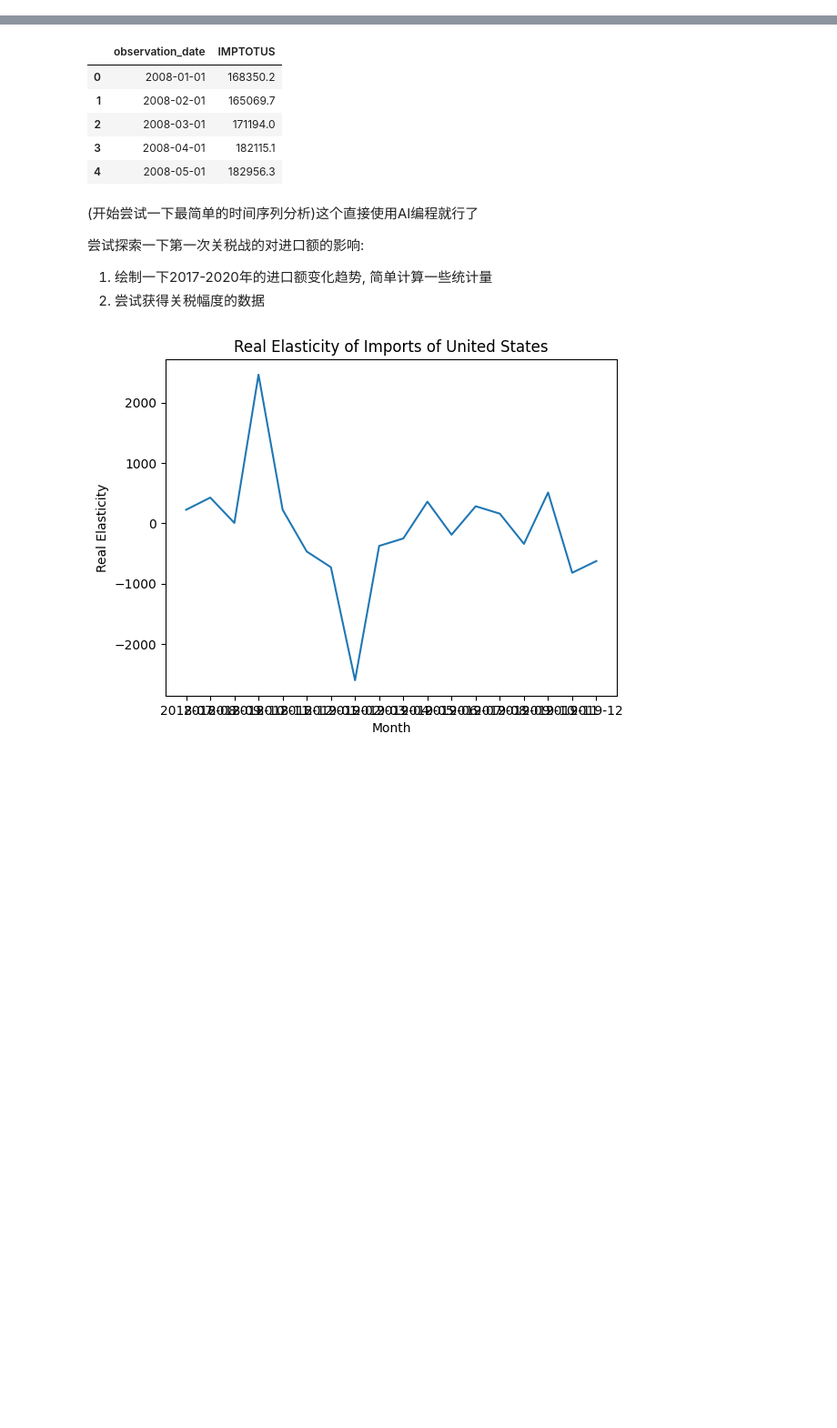
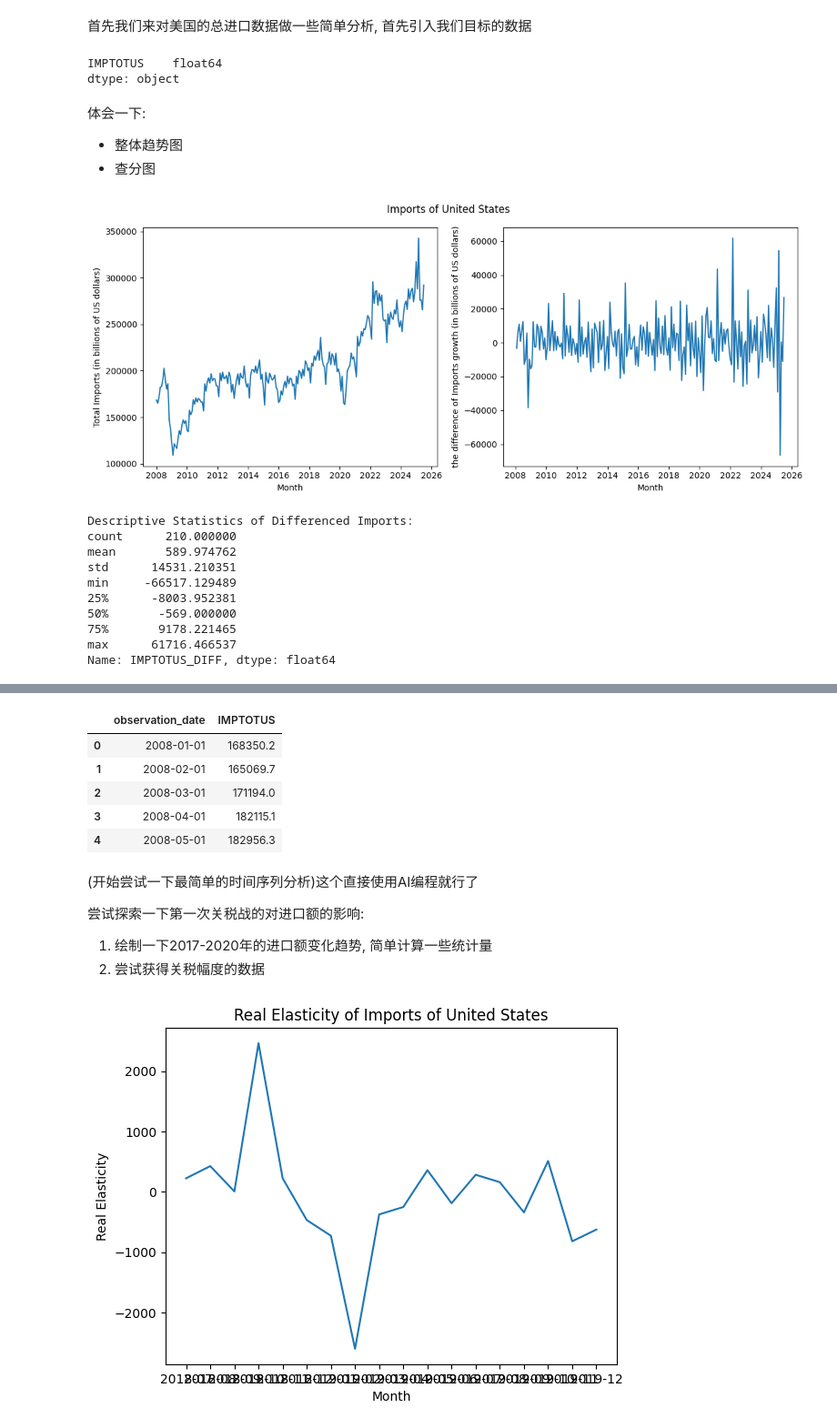
Before and after one commit to d-joshua-c/Math_Modeling_APMCM, a Jupyter notebook: code/notebook/Q4.ipynb, the cells around one changed output, grey strips where cells are left out. Shown: that part at 91% size. Saved outputs shown, nothing was run; the diff lists cells and outputs as text; code cells hidden in the pictures; blank space fills up the shorter version.

```diff
--- a/code/notebook/Q4.ipynb
+++ b/code/notebook/Q4.ipynb
@@ -71,0 +1,60 @@ https://www.usitc.gov/documents/dataweb/ave_table_1891_2021.pdf
+# %% [markdown]
+首先我们来对美国的总进口数据做一些简单分析, 首先引入我们目标的数据
+# %%
+import time
+from pathlib import Path
+
+import numpy as np
+import pandas as pd
+import matplotlib.pyplot as plt
+from statsmodels.tsa.statespace.sarimax import SARIMAX
+from statsmodels.tsa.stattools import adfuller
+import warnings
+from statsmodels.tools.sm_exceptions import ConvergenceWarning
+
+df_imports = pd.read_csv(r'..\..\data\processed\Q4_IMPTOTUS_ALL.csv')
+
+# Adjust the index to time format
+df_imports['observation_date'] = pd.to_datetime(df_imports['observation_date'])
+df_imports.set_index('observation_date', inplace=True)
+
+print(df_imports.dtypes)
+# %% [output]
+IMPTOTUS    float64
+dtype: object
+# %% [markdown]
+体会一下:
+- 整体趋势图
+- 查分图
+# %%
+fig, axes = plt.subplots(1,2, figsize=(12, 5))
+fig.suptitle('Imports of United States')
+
+axes[0].plot(df_imports.index,df_imports['IMPTOTUS'])
+axes[0].set_xlabel('Month')
+axes[0].set_ylabel('Total Imports (in billions of US dollars)')
+
+df_imports['IMPTOTUS_DIFF']=df_imports['IMPTOTUS'].astype(float).diff()
+
+axes[1].plot(df_imports.index,df_imports['IMPTOTUS_DIFF'])
+axes[1].set_xlabel('Month')
+axes[1].set_ylabel('the difference of Imports growth (in billions of US dollars)')
+
+plt.tight_layout()
+plt.show()
+
+# describe the differenced data
+print("Descriptive Statistics of Differenced Imports:")
+print(df_imports['IMPTOTUS_DIFF'].describe())
+# %% [output]
+[figure, added]
+Descriptive Statistics of Differenced Imports:
+count      210.000000
+mean       589.974762
+std      14531.210351
+min     -66517.129489
+25%      -8003.952381
+50%       -569.000000
+75%       9178.221465
+max      61716.466537
+Name: IMPTOTUS_DIFF, dtype: float64
```
Also changed, not shown: parts of 12 cells of this notebook, 4 other files.
